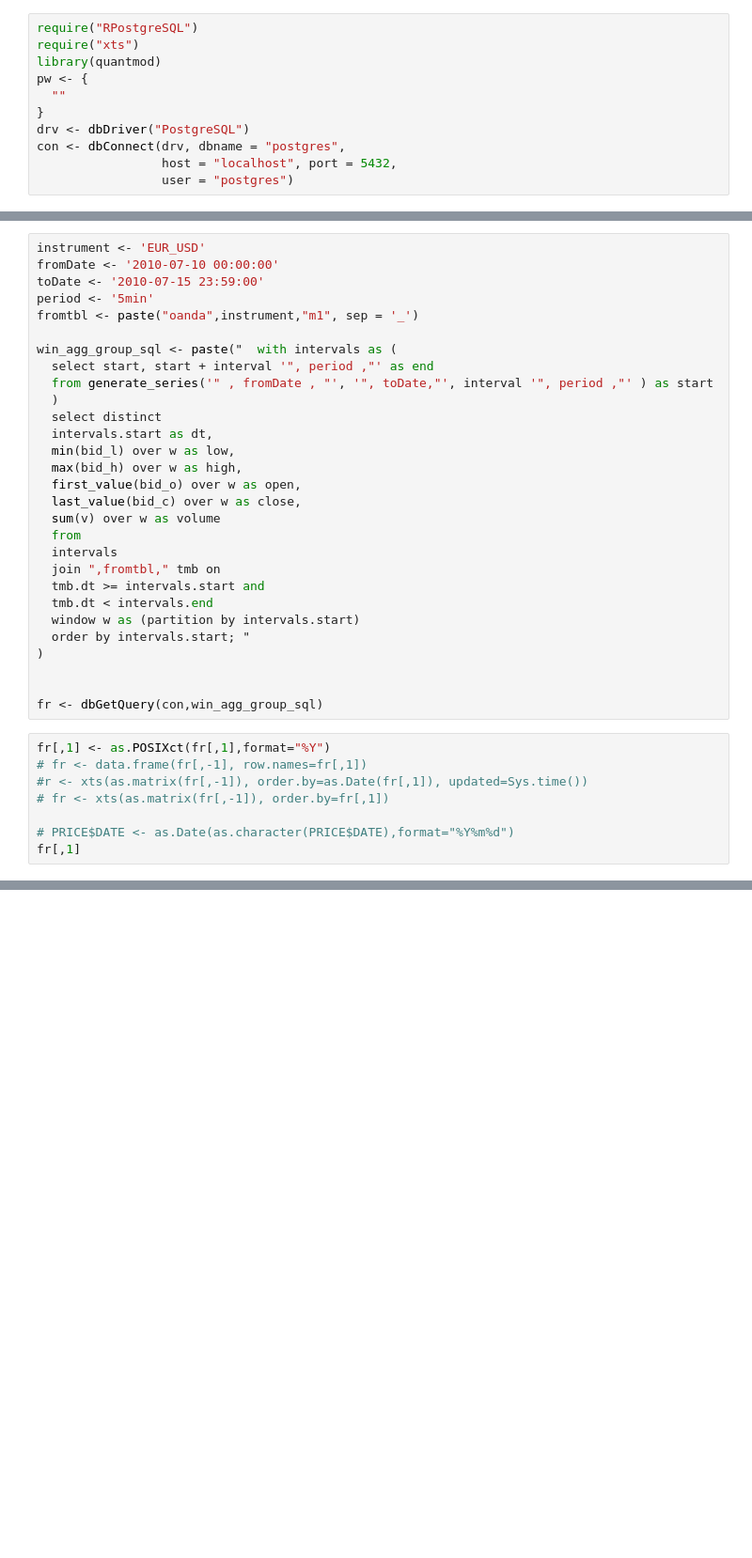
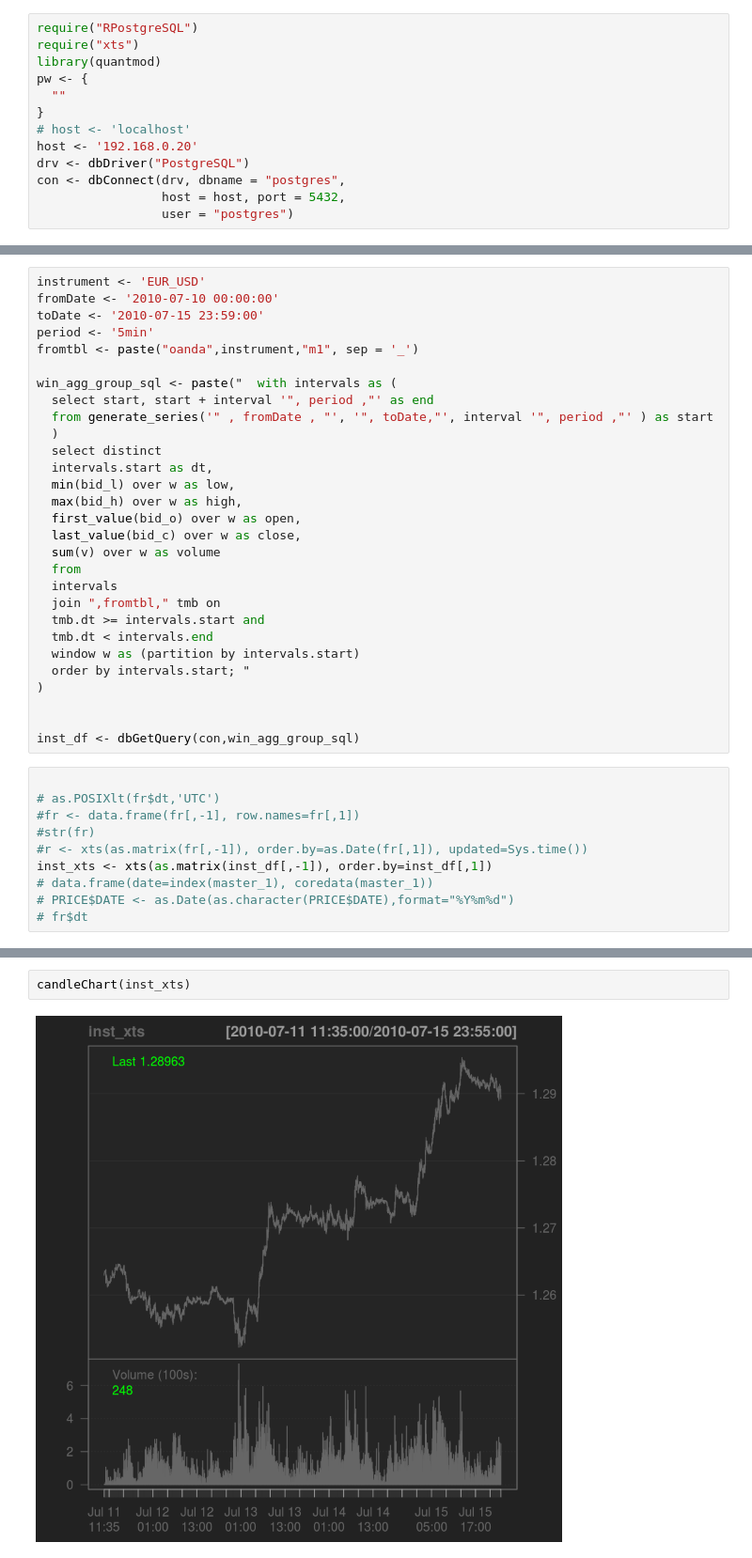
Before and after one commit to tingle2008/jupyter-notebook, a Jupyter notebook: quantmod-画k线图效果.ipynb, the cells around one changed output, grey strips where cells are left out. Shown at 94% size. Saved outputs shown, nothing was run; the diff lists cells and outputs as text; blank space fills up the shorter version.

Commit message:
quantmod xts time index was passed

```diff
--- a/quantmod-画k线图效果.ipynb
+++ b/quantmod-画k线图效果.ipynb
@@ -5,7 +5,9 @@ library(quantmod)
 pw <- {
   ""
 }
+# host <- 'localhost'
+host <- '192.168.0.20'
 drv <- dbDriver("PostgreSQL")
 con <- dbConnect(drv, dbname = "postgres",
-                 host = "localhost", port = 5432,
+                 host = host, port = 5432,
                  user = "postgres")
@@ -40,12 +39,14 @@ win_agg_group_sql <- paste("  with intervals as (
 )
 
 
-fr <- dbGetQuery(con,win_agg_group_sql)
+inst_df <- dbGetQuery(con,win_agg_group_sql)
 # %%
-fr[,1] <- as.POSIXct(fr[,1],format="%Y")
-# fr <- data.frame(fr[,-1], row.names=fr[,1])
+
+# as.POSIXlt(fr$dt,'UTC')
+#fr <- data.frame(fr[,-1], row.names=fr[,1])
+#str(fr)
 #r <- xts(as.matrix(fr[,-1]), order.by=as.Date(fr[,1]), updated=Sys.time())
-# fr <- xts(as.matrix(fr[,-1]), order.by=fr[,1])
-
+inst_xts <- xts(as.matrix(inst_df[,-1]), order.by=inst_df[,1])
+# data.frame(date=index(master_1), coredata(master_1))
 # PRICE$DATE <- as.Date(as.character(PRICE$DATE),format="%Y%m%d")
-fr[,1]
+# fr$dt
@@ -92,0 +73,4 @@ fr
+# %%
+candleChart(inst_xts)
+# %% [output]
+[figure, added]
```
Also changed, not shown: parts of 5 cells of this notebook.
